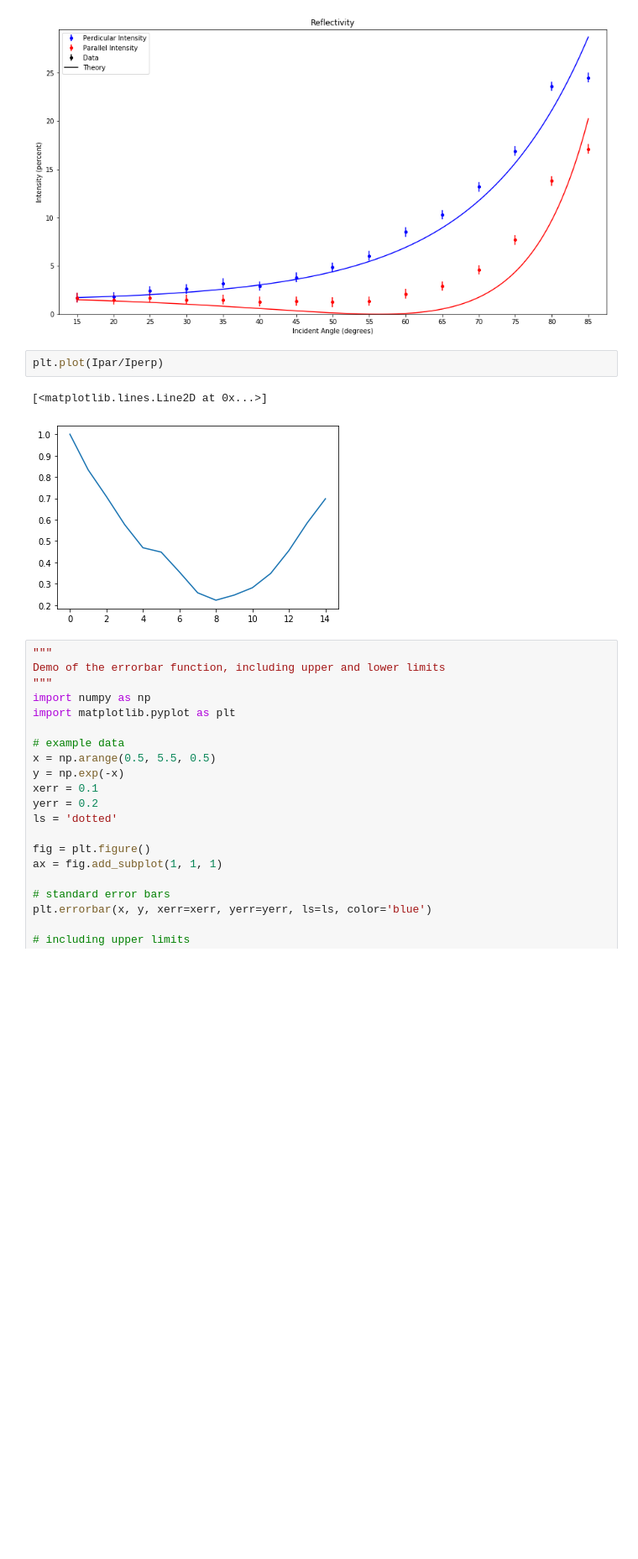
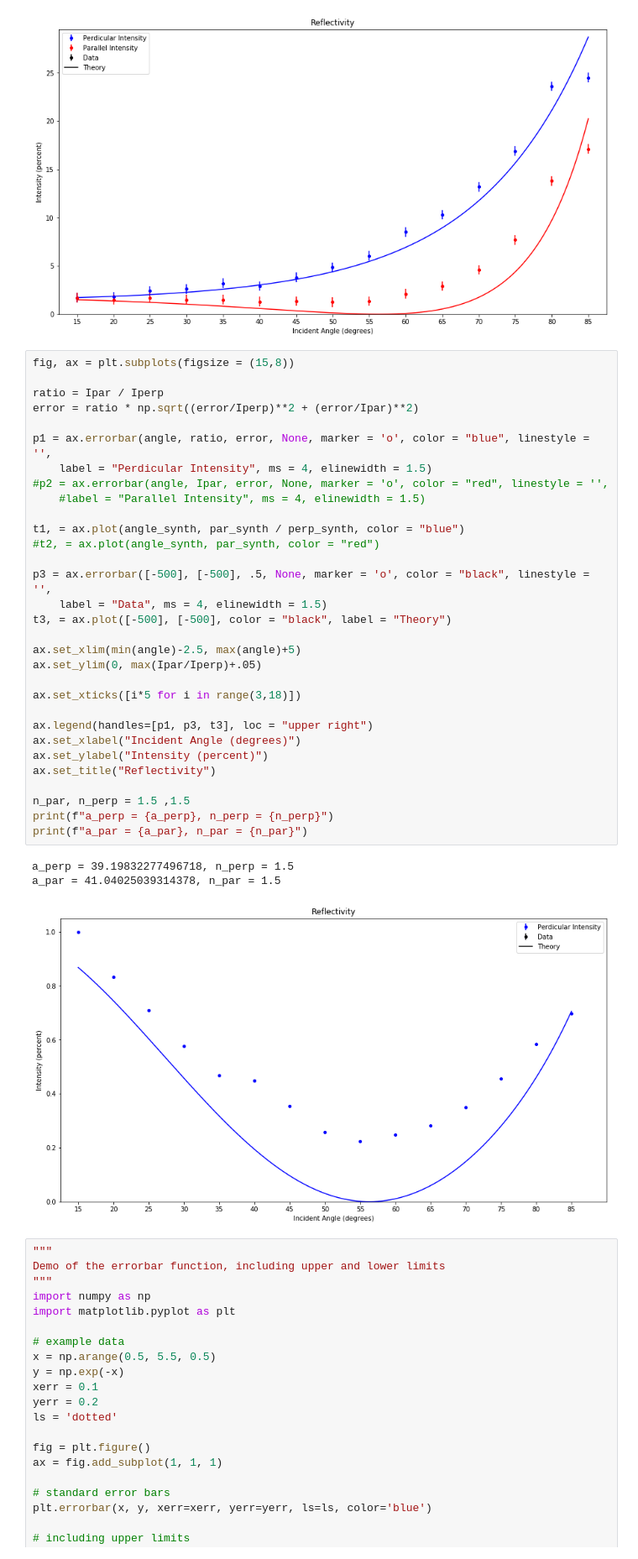
Before and after one commit to AstroJackson/P460, a Jupyter notebook: Lab 7/Lab7.ipynb, the cells around one changed output. Shown at 84% size. Saved outputs shown, nothing was run; the diff lists cells and outputs as text; blank space fills up the shorter version.

```diff
--- a/Lab 7/Lab7.ipynb
+++ b/Lab 7/Lab7.ipynb
@@ -63,11 +63,41 @@ print(f"a_par = {a_par}, n_par = {n_par}")
 a_perp = 39.19832277496718, n_perp = 1.5
 a_par = 41.04025039314378, n_par = 1.5
 [figure]
-# %%
-plt.plot(Ipar/Iperp)
-# %% [output]
-[<matplotlib.lines.Line2D at 0x...>]
-[figure, removed]
+# %%
+fig, ax = plt.subplots(figsize = (15,8))
+
+ratio = Ipar / Iperp
+error = ratio * np.sqrt((error/Iperp)**2 + (error/Ipar)**2)
+
+p1 = ax.errorbar(angle, ratio, error, None, marker = 'o', color = "blue", linestyle = '',
+    label = "Perdicular Intensity", ms = 4, elinewidth = 1.5)
+#p2 = ax.errorbar(angle, Ipar, error, None, marker = 'o', color = "red", linestyle = '',
+    #label = "Parallel Intensity", ms = 4, elinewidth = 1.5)
+
+t1, = ax.plot(angle_synth, par_synth / perp_synth, color = "blue")
+#t2, = ax.plot(angle_synth, par_synth, color = "red")
+
+p3 = ax.errorbar([-500], [-500], .5, None, marker = 'o', color = "black", linestyle = '',
+    label = "Data", ms = 4, elinewidth = 1.5)
+t3, = ax.plot([-500], [-500], color = "black", label = "Theory")
+
+ax.set_xlim(min(angle)-2.5, max(angle)+5)
+ax.set_ylim(0, max(Ipar/Iperp)+.05)
+
+ax.set_xticks([i*5 for i in range(3,18)])
+
+ax.legend(handles=[p1, p3, t3], loc = "upper right")
+ax.set_xlabel("Incident Angle (degrees)")
+ax.set_ylabel("Intensity (percent)")
+ax.set_title("Reflectivity")
+
+n_par, n_perp = 1.5 ,1.5
+print(f"a_perp = {a_perp}, n_perp = {n_perp}")
+print(f"a_par = {a_par}, n_par = {n_par}")
+# %% [output]
+a_perp = 39.19832277496718, n_perp = 1.5
+a_par = 41.04025039314378, n_par = 1.5
+[figure, added]
 # %%
 """
 Demo of the errorbar function, including upper and lower limits
```
Also changed, not shown: parts of 3 cells of this notebook, 2 other files.
